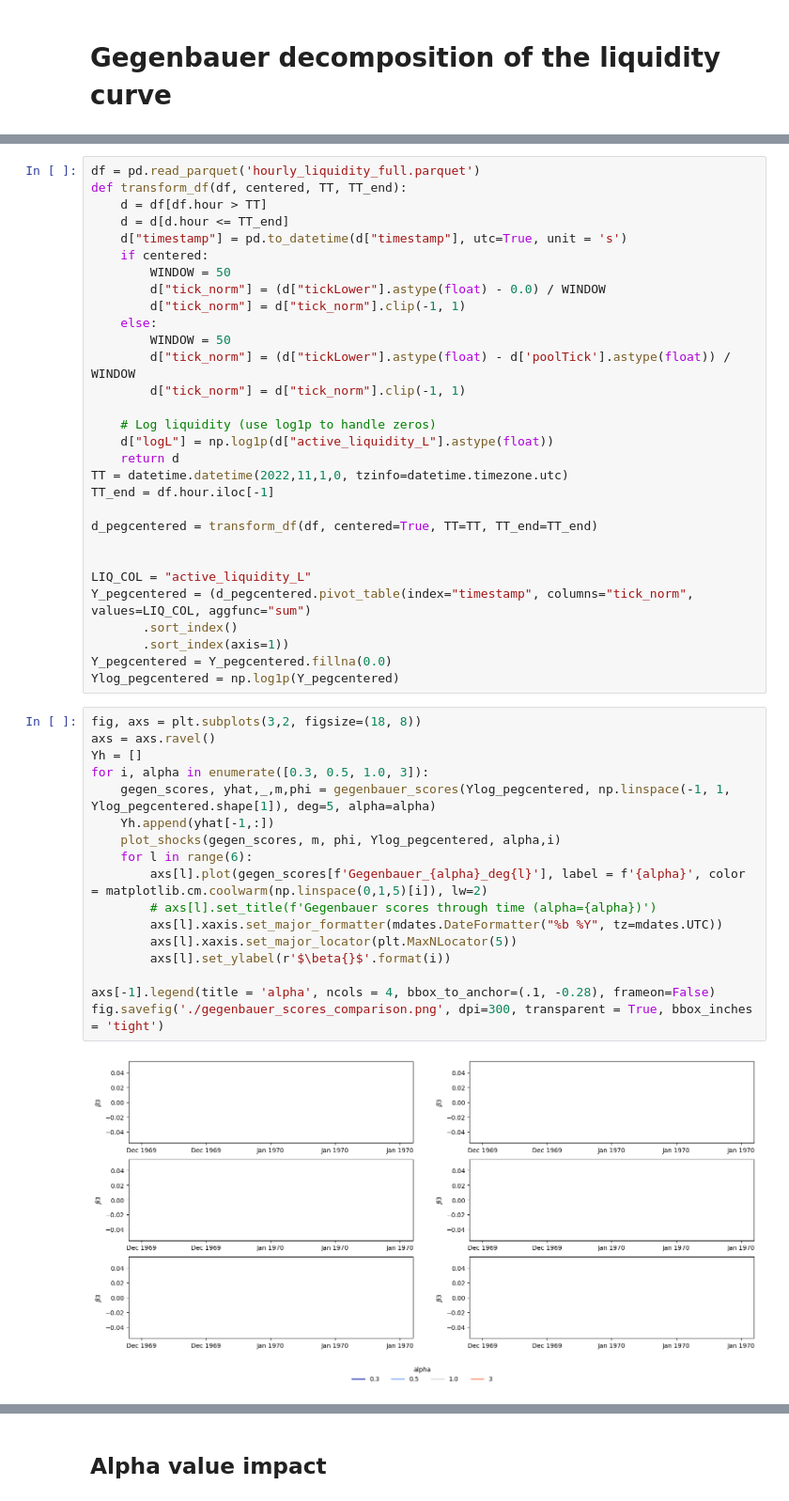
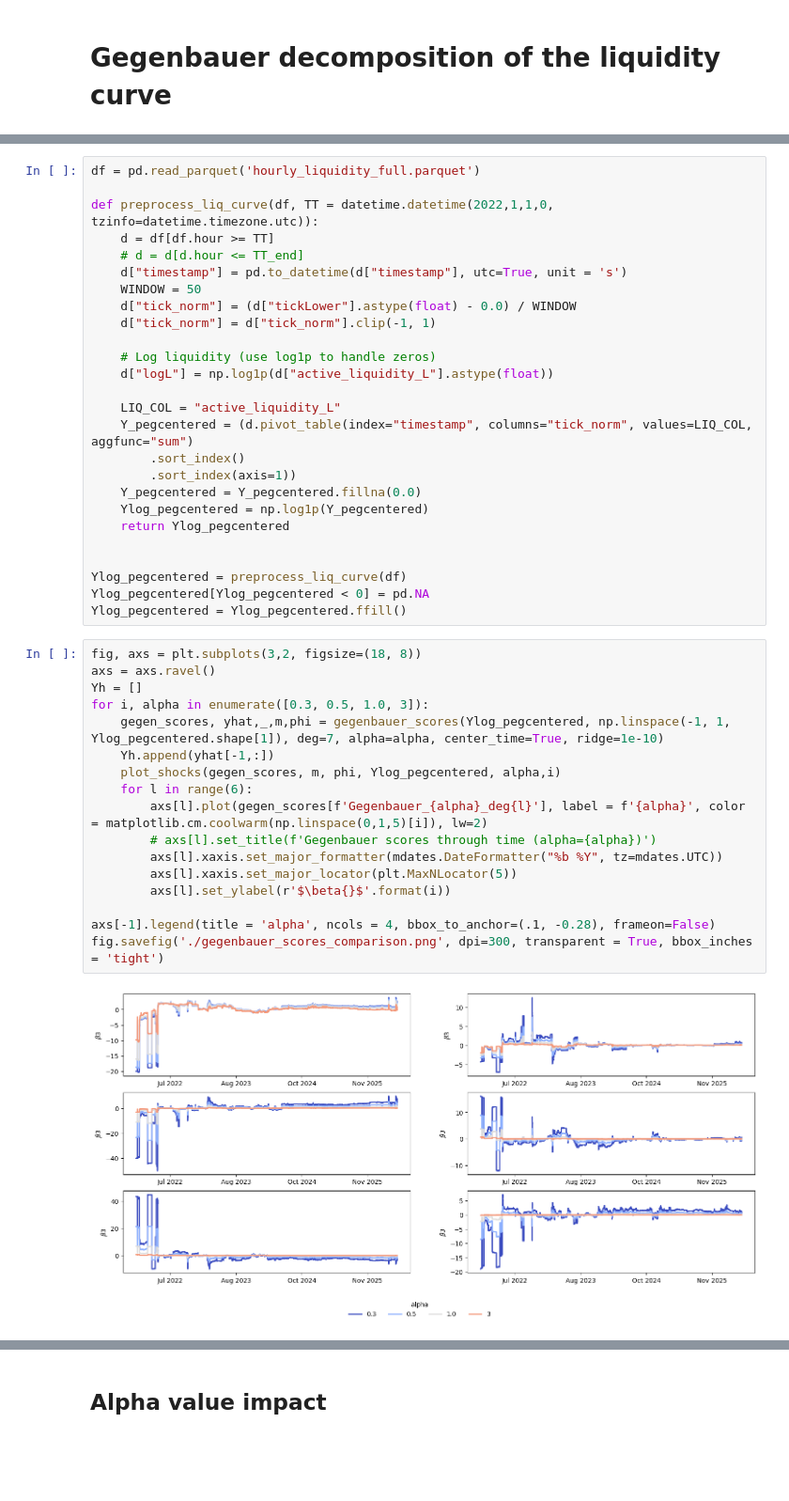
Before and after one commit to QuantLet/onchain-insights, a Jupyter notebook: 7. Gegenbauer Polynomials/code.ipynb, the cells around one changed output, grey strips where cells are left out. Shown at 94% size. Saved outputs shown, nothing was run; the diff lists cells and outputs as text; blank space fills up the shorter version.

Commit message:
fix gegenbauer plots

```diff
--- a/7. Gegenbauer Polynomials/code.ipynb
+++ b/7. Gegenbauer Polynomials/code.ipynb
@@ -161,50 +160,46 @@ def plot_shocks(gegen_scores, m, phi, Ylog, alpha, i):
     plt.savefig(f'./gegenbauer_shocks_alpha{alpha}.png', dpi=300, transparent = True, bbox_inches = 'tight')
 # %%
 df = pd.read_parquet('hourly_liquidity_full.parquet')
-def transform_df(df, centered, TT, TT_end):
-    d = df[df.hour > TT]
-    d = d[d.hour <= TT_end]
+
+def preprocess_liq_curve(df, TT = datetime.datetime(2022,1,1,0, tzinfo=datetime.timezone.utc)):
+    d = df[df.hour >= TT]
+    # d = d[d.hour <= TT_end]
     d["timestamp"] = pd.to_datetime(d["timestamp"], utc=True, unit = 's')
-    if centered:
-        WINDOW = 50
-        d["tick_norm"] = (d["tickLower"].astype(float) - 0.0) / WINDOW
-        d["tick_norm"] = d["tick_norm"].clip(-1, 1)
-    else:
-        WINDOW = 50
-        d["tick_norm"] = (d["tickLower"].astype(float) - d['poolTick'].astype(float)) / WINDOW
-        d["tick_norm"] = d["tick_norm"].clip(-1, 1)
+    WINDOW = 50
+    d["tick_norm"] = (d["tickLower"].astype(float) - 0.0) / WINDOW
+    d["tick_norm"] = d["tick_norm"].clip(-1, 1)
 
     # Log liquidity (use log1p to handle zeros)
     d["logL"] = np.log1p(d["active_liquidity_L"].astype(float))
-    return d
-TT = datetime.datetime(2022,11,1,0, tzinfo=datetime.timezone.utc)
-TT_end = df.hour.iloc[-1]
 
-d_pegcentered = transform_df(df, centered=True, TT=TT, TT_end=TT_end)
+    LIQ_COL = "active_liquidity_L"
+    Y_pegcentered = (d.pivot_table(index="timestamp", columns="tick_norm", values=LIQ_COL, aggfunc="sum")
+        .sort_index()
+        .sort_index(axis=1))
+    Y_pegcentered = Y_pegcentered.fillna(0.0)
+    Ylog_pegcentered = np.log1p(Y_pegcentered)
+    return Ylog_pegcentered
 
 
-LIQ_COL = "active_liquidity_L"
-Y_pegcentered = (d_pegcentered.pivot_table(index="timestamp", columns="tick_norm", values=LIQ_COL, aggfunc="sum")
-       .sort_index()
-       .sort_index(axis=1))
-Y_pegcentered = Y_pegcentered.fillna(0.0)
-Ylog_pegcentered = np.log1p(Y_pegcentered)
+Ylog_pegcentered = preprocess_liq_curve(df)
+Ylog_pegcentered[Ylog_pegcentered < 0] = pd.NA
+Ylog_pegcentered = Ylog_pegcentered.ffill()
 # %%
 fig, axs = plt.subplots(3,2, figsize=(18, 8))
 axs = axs.ravel()
 Yh = []
 for i, alpha in enumerate([0.3, 0.5, 1.0, 3]):
-    gegen_scores, yhat,_,m,phi = gegenbauer_scores(Ylog_pegcentered, np.linspace(-1, 1, Ylog_pegcentered.shape[1]), deg=5, alpha=alpha)
+    gegen_scores, yhat,_,m,phi = gegenbauer_scores(Ylog_pegcentered, np.linspace(-1, 1, Ylog_pegcentered.shape[1]), deg=7, alpha=alpha, center_time=True, ridge=1e-10)
     Yh.append(yhat[-1,:])
     plot_shocks(gegen_scores, m, phi, Ylog_pegcentered, alpha,i)
     for l in range(6):
         axs[l].plot(gegen_scores[f'Gegenbauer_{alpha}_deg{l}'], label = f'{alpha}', color = matplotlib.cm.coolwarm(np.linspace(0,1,5)[i]), lw=2)
         # axs[l].set_title(f'Gegenbauer scores through time (alpha={alpha})')
         axs[l].xaxis.set_major_formatter(mdates.DateFormatter("%b %Y", tz=mdates.UTC))
         axs[l].xaxis.set_major_locator(plt.MaxNLocator(5))
         axs[l].set_ylabel(r'$\beta{}$'.format(i))
 
 axs[-1].legend(title = 'alpha', ncols = 4, bbox_to_anchor=(.1, -0.28), frameon=False)
 fig.savefig('./gegenbauer_scores_comparison.png', dpi=300, transparent = True, bbox_inches = 'tight')
 # %% [output]
-[figure, old version]
+[figure, new version]
```
Also changed, not shown: parts of 2 cells of this notebook, 5 other files.
